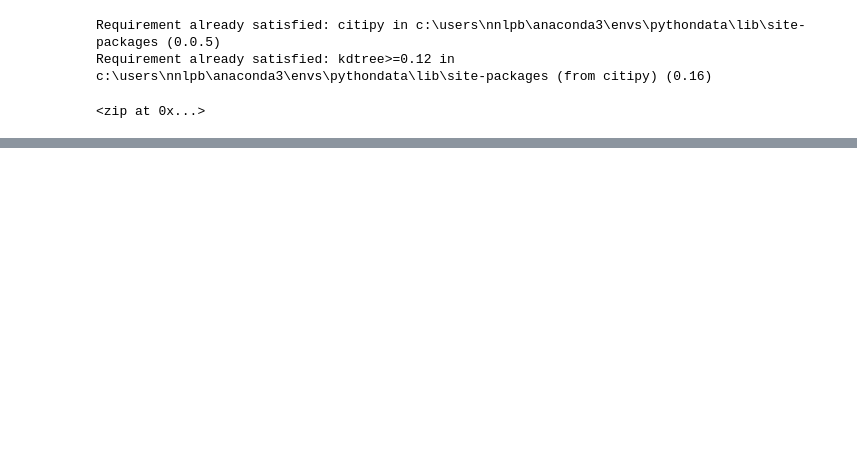
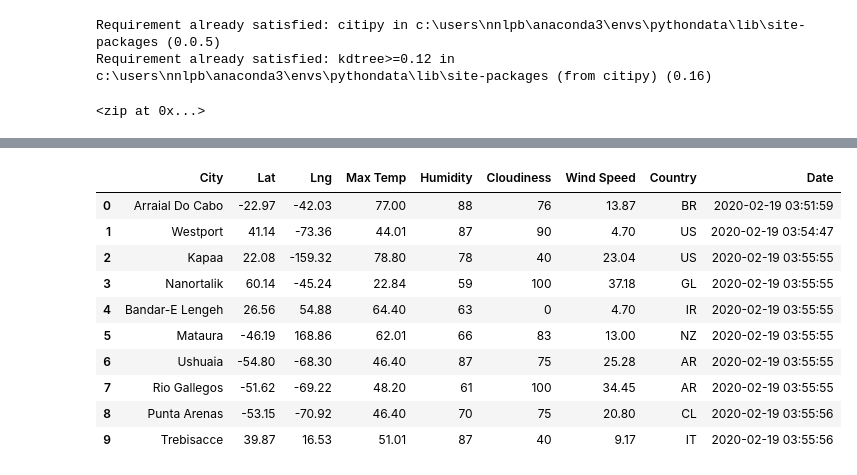
Before and after one commit to nnlambert/World_Weather_Analysis, a Jupyter notebook: WeatherPy.ipynb, the cells around one changed output, grey strips where cells are left out. Saved outputs shown, nothing was run; the diff lists cells and outputs as text; code cells hidden in the pictures; blank space fills up the shorter version.

```diff
--- a/WeatherPy.ipynb
+++ b/WeatherPy.ipynb
@@ -66,0 +200,16 @@ FILE
+# %%
+# Convert the array of dictionaries to a Pandas DataFrame.
+city_data_df = pd.DataFrame(city_data)
+city_data_df.head(10)
+# %% [output]
+|  | City | Lat | Lng | Max Temp | Humidity | Cloudiness | Wind Speed | Country | Date |
+| 0 | Arraial Do Cabo | -22.97 | -42.03 | 77.00 | 88 | 76 | 13.87 | BR | 2020-02-19 03:51:59 |
+| 1 | Westport | 41.14 | -73.36 | 44.01 | 87 | 90 | 4.70 | US | 2020-02-19 03:54:47 |
+| 2 | Kapaa | 22.08 | -159.32 | 78.80 | 78 | 40 | 23.04 | US | 2020-02-19 03:55:55 |
+| 3 | Nanortalik | 60.14 | -45.24 | 22.84 | 59 | 100 | 37.18 | GL | 2020-02-19 03:55:55 |
+| 4 | Bandar-E Lengeh | 26.56 | 54.88 | 64.40 | 63 | 0 | 4.70 | IR | 2020-02-19 03:55:55 |
+| 5 | Mataura | -46.19 | 168.86 | 62.01 | 66 | 83 | 13.00 | NZ | 2020-02-19 03:55:55 |
+| 6 | Ushuaia | -54.80 | -68.30 | 46.40 | 87 | 75 | 25.28 | AR | 2020-02-19 03:55:55 |
+| 7 | Rio Gallegos | -51.62 | -69.22 | 48.20 | 61 | 100 | 34.45 | AR | 2020-02-19 03:55:55 |
+| 8 | Punta Arenas | -53.15 | -70.92 | 46.40 | 70 | 75 | 20.80 | CL | 2020-02-19 03:55:56 |
+| 9 | Trebisacce | 39.87 | 16.53 | 51.01 | 87 | 40 | 9.17 | IT | 2020-02-19 03:55:56 |
```
Also changed, not shown: parts of 8 cells of this notebook.
